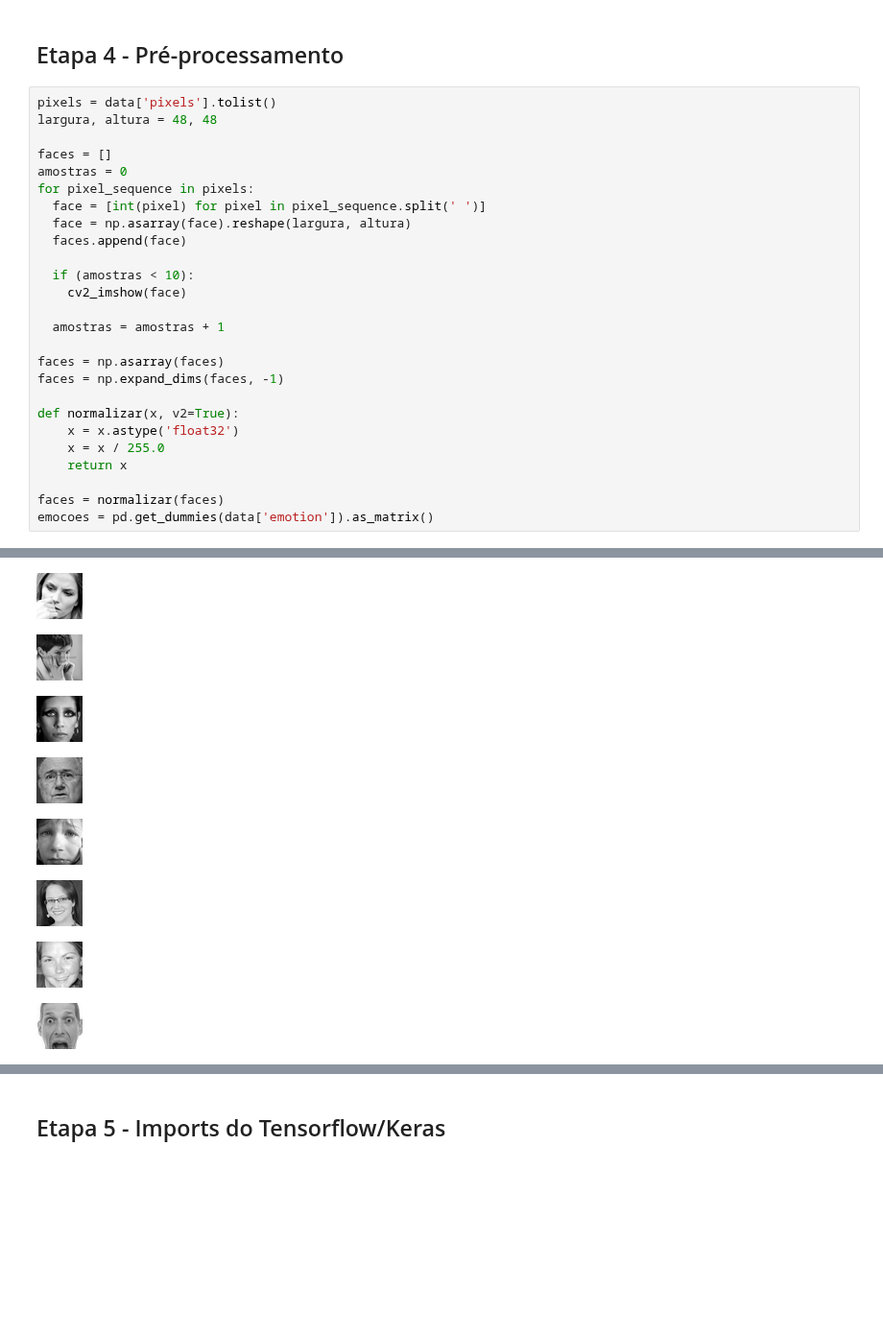
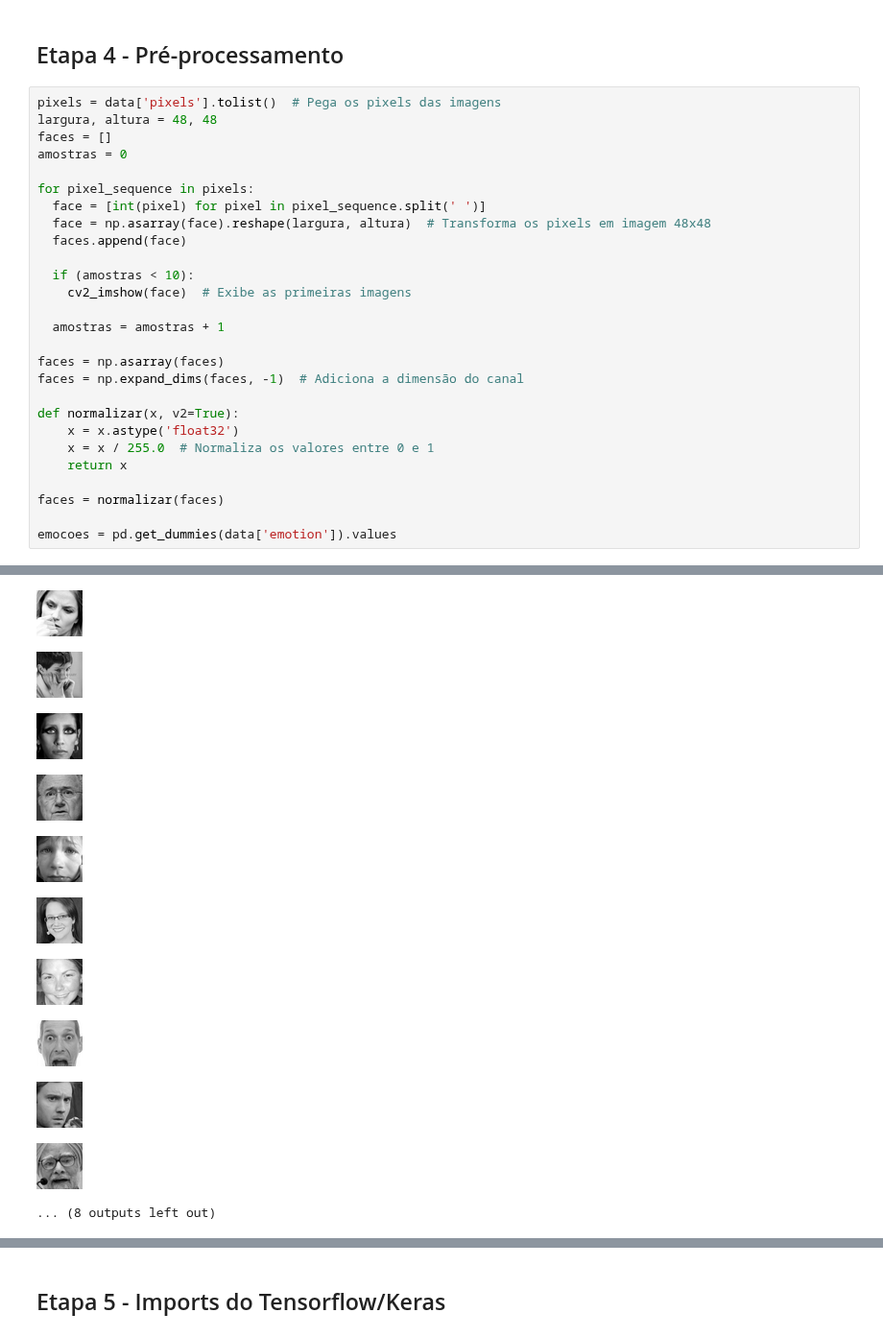
Before and after one commit to IgorcMarchi/BootCamp, a Jupyter notebook: Card23/aula/Detecção_Emoção_Arquitetura_4_aula.ipynb, the cells around one changed output, grey strips where cells are left out. Shown at 96% size. Drawn from its saved outputs; the diff is of its cells as text; blank space fills up the shorter version.

Commit message:
Adicionado mais comentários

```diff
--- a/Card23/aula/Detecção_Emoção_Arquitetura_4_aula.ipynb
+++ b/Card23/aula/Detecção_Emoção_Arquitetura_4_aula.ipynb
@@ -62,42 +111,46 @@ Text(0.5, 1.0, 'Imagens x emoção')
 # %% [markdown]
 ## Etapa 4 - Pré-processamento
 # %%
-pixels = data['pixels'].tolist()
+pixels = data['pixels'].tolist()  # Pega os pixels das imagens
 largura, altura = 48, 48
-
 faces = []
 amostras = 0
+
 for pixel_sequence in pixels:
   face = [int(pixel) for pixel in pixel_sequence.split(' ')]
-  face = np.asarray(face).reshape(largura, altura)
+  face = np.asarray(face).reshape(largura, altura)  # Transforma os pixels em imagem 48x48
   faces.append(face)
 
   if (amostras < 10):
-    cv2_imshow(face)
+    cv2_imshow(face)  # Exibe as primeiras imagens
 
   amostras = amostras + 1
 
 faces = np.asarray(faces)
-faces = np.expand_dims(faces, -1)
+faces = np.expand_dims(faces, -1)  # Adiciona a dimensão do canal
 
 def normalizar(x, v2=True):
     x = x.astype('float32')
-    x = x / 255.0
+    x = x / 255.0  # Normaliza os valores entre 0 e 1
     return x
 
 faces = normalizar(faces)
-emocoes = pd.get_dummies(data['emotion']).as_matrix()
+
+emocoes = pd.get_dummies(data['emotion']).values
 # %% [output]
 [figure]
 [figure]
 [figure]
 [figure]
 [figure]
 [figure]
 [figure]
 [figure]
 [figure]
 [figure]
+[figure, added]
+[figure, added]
+... (8 outputs left out)
 # %%
 print("Número total de imagens no dataset: "+str(len(faces)))
 # %% [output]
```
Also changed, not shown: parts of 26 cells of this notebook, 4 other files.
